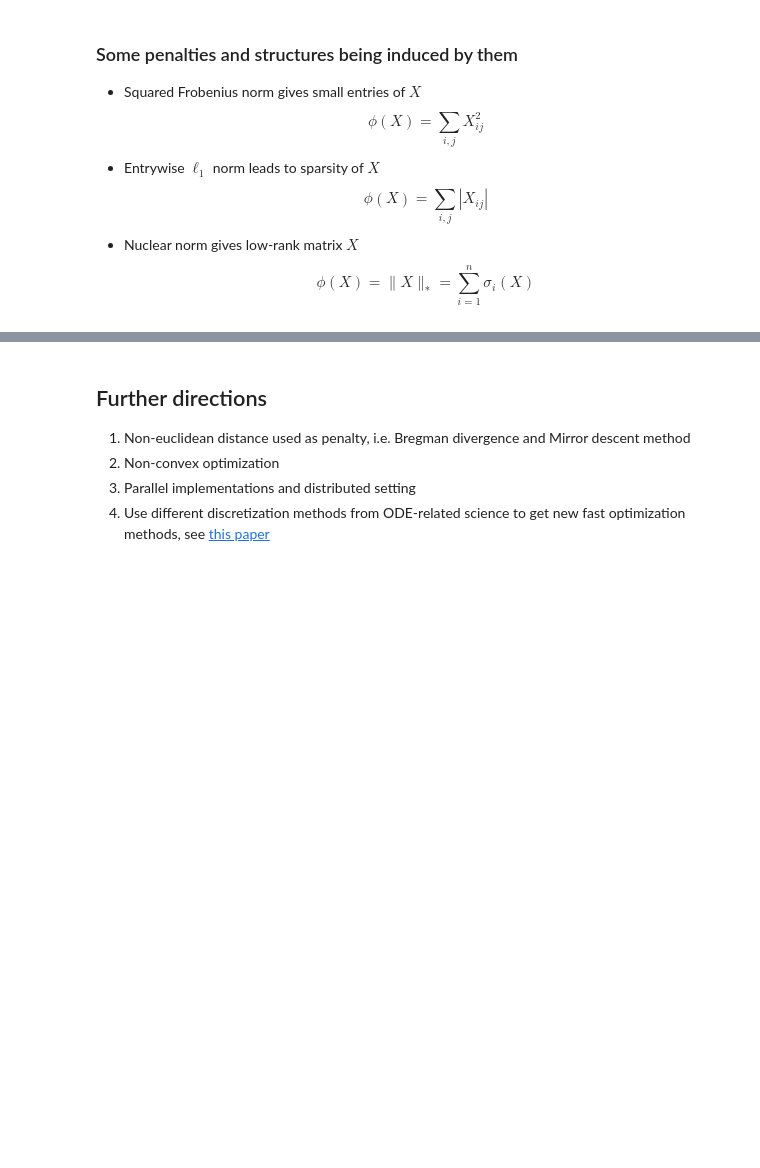
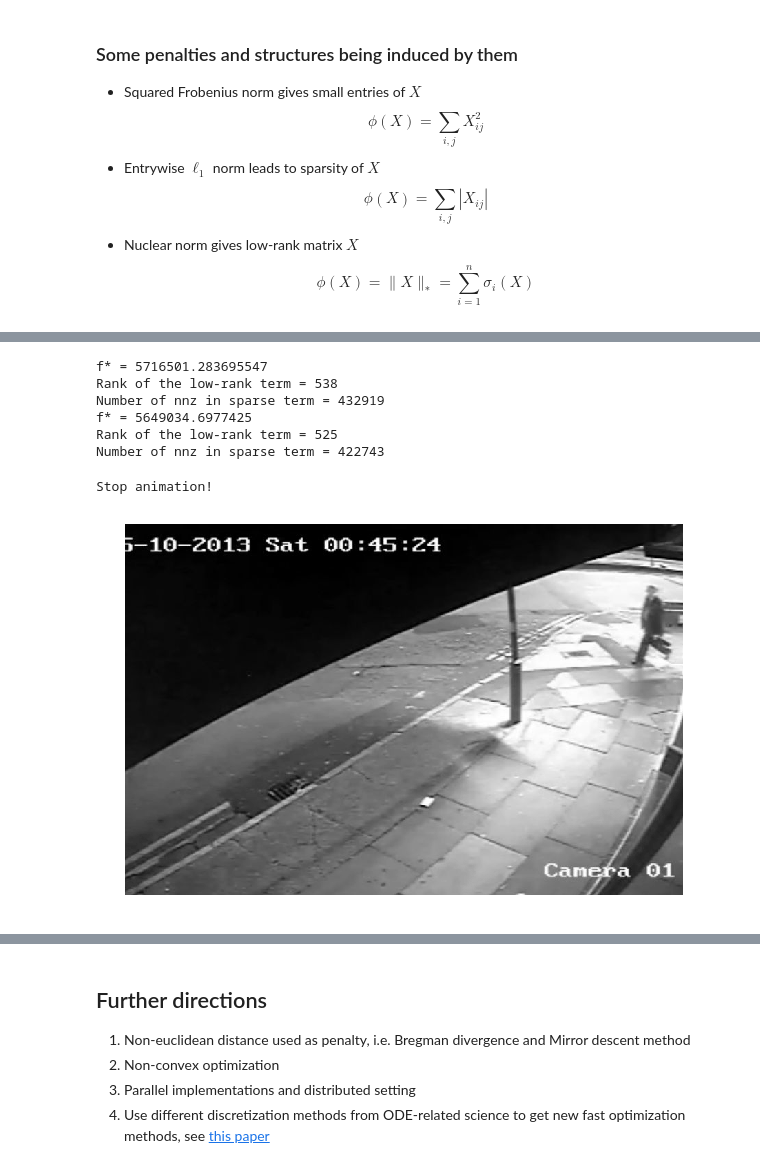
Before and after one commit to amkatrutsa/optimization_course, a Jupyter notebook: ProxMethods/prox_methods_en.ipynb, the cells around one changed output, grey strips where cells are left out. Saved outputs shown, nothing was run; the diff lists cells and outputs as text; code cells hidden in the pictures; blank space fills up the shorter version.

```diff
--- a/ProxMethods/prox_methods_en.ipynb
+++ b/ProxMethods/prox_methods_en.ipynb
@@ -475,3 +513,42 @@ Number of nnz in sparse term = 780
+# %%
+step = 1e-2
+X_pm, conv = prox_alg_mat(f, f_grad, g_prox, X0, num_iter, beta=0.5, fix_lam=step, accel=False)
+print("f* = {}".format(f(X_pm) + gamma_2 * np.sum(np.abs(X_pm[0])) + gamma_3 * np.linalg.norm(X_pm[1], "nuc")))
+print("Rank of the low-rank term = {}".format(np.linalg.matrix_rank(X_pm[1])))
+print("Number of nnz in sparse term = {}".format(np.sum(X_pm[0] != 0)))
+X_pm_acc, conv_acc = prox_alg_mat(f, f_grad, g_prox, X0, num_iter, beta=0.5, fix_lam=step, accel=True)
+print("f* = {}".format(f(X_pm_acc) + gamma_2 * np.sum(np.abs(X_pm_acc[0])) +
+                       gamma_3 * np.linalg.norm(X_pm_acc[1], "nuc")))
+print("Rank of the low-rank term = {}".format(np.linalg.matrix_rank(X_pm_acc[1])))
+print("Number of nnz in sparse term = {}".format(np.sum(X_pm_acc[0] != 0)))
+# %% [output]
+f* = 5716501.283695547
+Rank of the low-rank term = 538
+Number of nnz in sparse term = 432919
+f* = 5649034.6977425
+Rank of the low-rank term = 525
+Number of nnz in sparse term = 422743
+# %%
+from IPython import display
+i = 0
+try:
+    while True:
+        if i >= len(conv):
+            i = 0
+        plt.figure(figsize=(10, 8))
+        plt.imshow(conv_acc[i][0], cmap="gray")
+        plt.axis("off")
+        plt.show()
+        display.clear_output(wait=True)
+        i += 10
+except KeyboardInterrupt:
+    print("Stop animation!")
+    plt.figure(figsize=(10, 8))
+    plt.imshow(conv[-1][0], cmap="gray")
+    plt.axis("off")
+# %% [output]
+Stop animation!
+[figure, added]
 # %%
 plt.figure(figsize=(10, 8))
 fontsize=25
```
Also changed, not shown: parts of 14 cells of this notebook, 4 other files.
